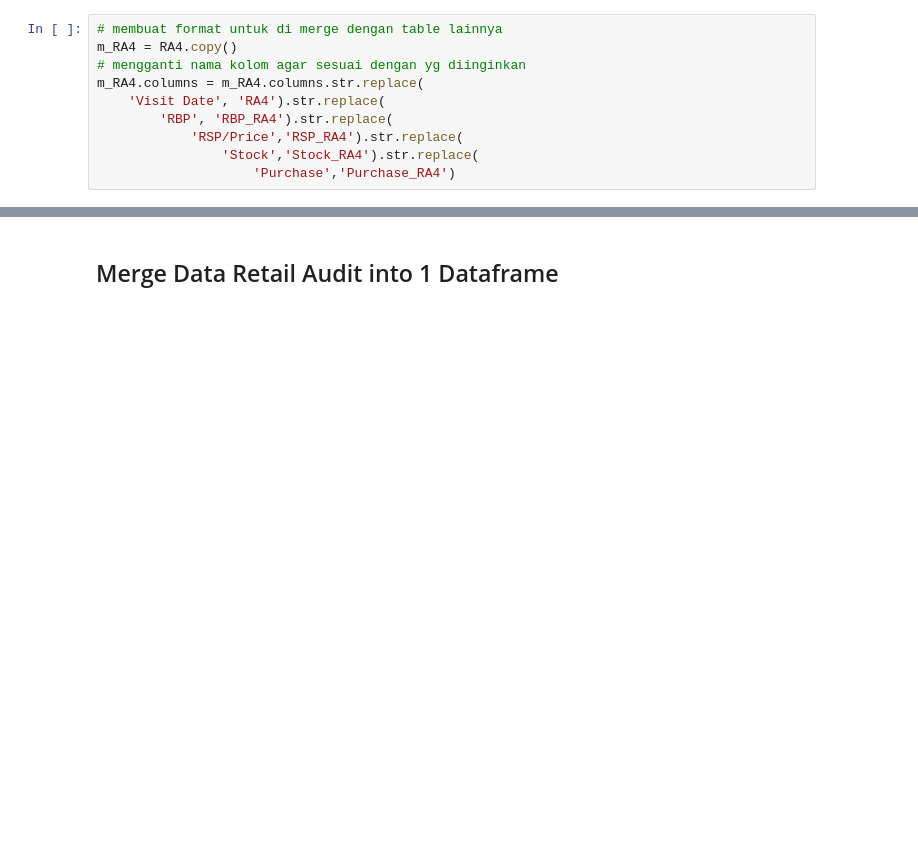
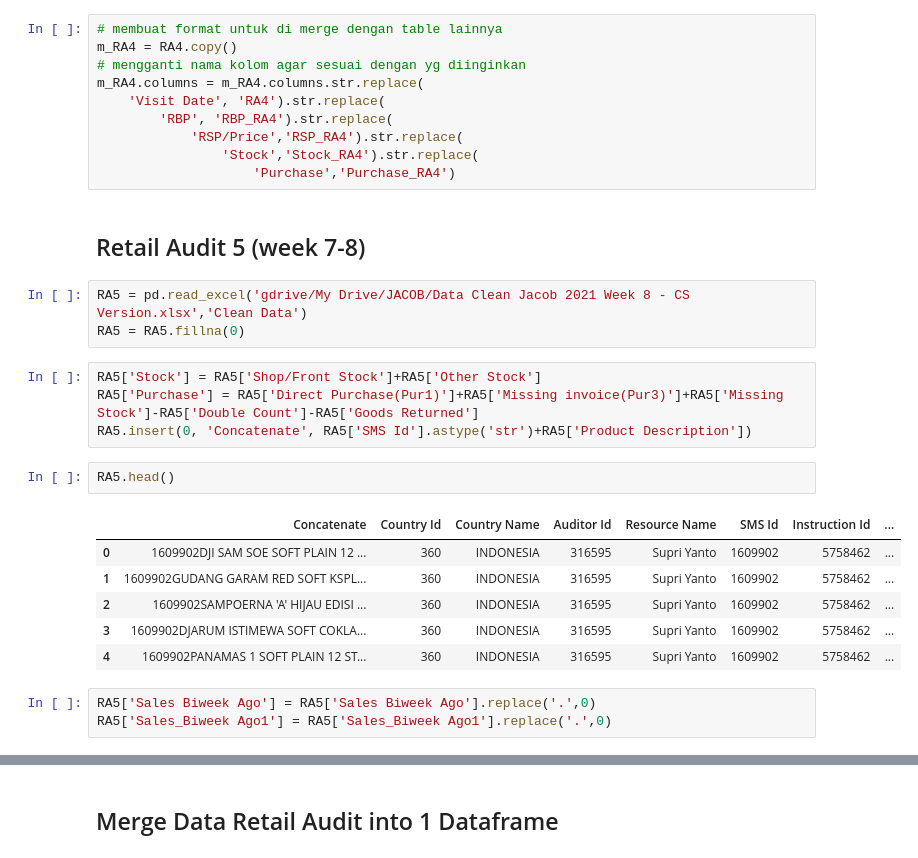
Before and after one commit to dyahrosita/Project, a Jupyter notebook: Project_JTI_5AO.ipynb, the cells around one changed output, grey strips where cells are left out. Cells and saved outputs as stored; diff of their text form; blank space fills up the shorter version.

```diff
--- a/Project_JTI_5AO.ipynb
+++ b/Project_JTI_5AO.ipynb
@@ -523,3 +551,24 @@ m_RA4.columns = m_RA4.columns.str.replace(
             'RSP/Price','RSP_RA4').str.replace(
                 'Stock','Stock_RA4').str.replace(
                     'Purchase','Purchase_RA4')
+# %% [markdown]
+## Retail Audit 5 (week 7-8)
+# %%
+RA5 = pd.read_excel('gdrive/My Drive/JACOB/Data Clean Jacob 2021 Week 8 - CS Version.xlsx','Clean Data')
+RA5 = RA5.fillna(0)
+# %%
+RA5['Stock'] = RA5['Shop/Front Stock']+RA5['Other Stock']
+RA5['Purchase'] = RA5['Direct Purchase(Pur1)']+RA5['Missing invoice(Pur3)']+RA5['Missing Stock']-RA5['Double Count']-RA5['Goods Returned']
+RA5.insert(0, 'Concatenate', RA5['SMS Id'].astype('str')+RA5['Product Description'])
+# %%
+RA5.head()
+# %% [output]
+|  | Concatenate | Country Id | Country Name | Auditor Id | Resource Name | SMS Id | Instruction Id | ... |
+| 0 | 1609902DJI SAM SOE SOFT PLAIN 12 ... | 360 | INDONESIA | 316595 | Supri Yanto | 1609902 | 5758462 | ... |
+| 1 | 1609902GUDANG GARAM RED SOFT KSPL... | 360 | INDONESIA | 316595 | Supri Yanto | 1609902 | 5758462 | ... |
+| 2 | 1609902SAMPOERNA 'A' HIJAU EDISI ... | 360 | INDONESIA | 316595 | Supri Yanto | 1609902 | 5758462 | ... |
+| 3 | 1609902DJARUM ISTIMEWA SOFT COKLA... | 360 | INDONESIA | 316595 | Supri Yanto | 1609902 | 5758462 | ... |
+| 4 | 1609902PANAMAS 1 SOFT PLAIN 12 ST... | 360 | INDONESIA | 316595 | Supri Yanto | 1609902 | 5758462 | ... |
+# %%
+RA5['Sales Biweek Ago'] = RA5['Sales Biweek Ago'].replace('.',0)
+RA5['Sales_Biweek Ago1'] = RA5['Sales_Biweek Ago1'].replace('.',0)
```
Also changed, not shown: parts of 53 cells of this notebook.
